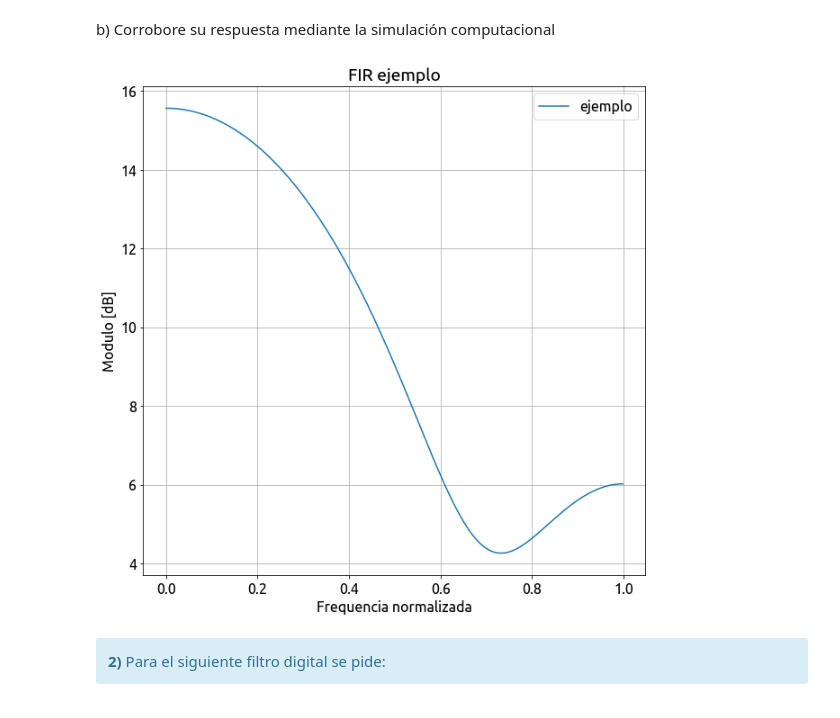
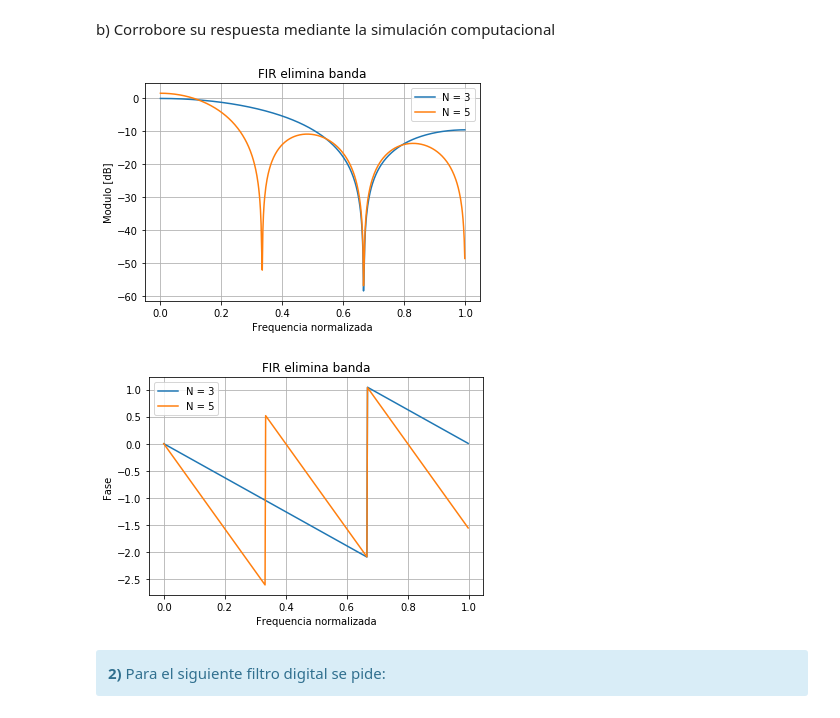
Before and after one commit to valentinPertierra/DSP_UTN, a Jupyter notebook: TP4/Informe/TP4 - Filtrado.ipynb, the cells around one changed output. Cells and saved outputs as stored; diff of their text form; code cells hidden in the pictures.

```diff
--- a/TP4/Informe/TP4 - Filtrado.ipynb
+++ b/TP4/Informe/TP4 - Filtrado.ipynb
@@ -63,28 +63,41 @@ def vertical_flaten(a):
 
     return a.reshape(a.shape[0],1)
 # %%
-##########################################
-# Acá podés generar los gráficos pedidos #
-##########################################
-
-ww, hh = sig.freqz(np.array([1, 2, 3]), 1)
+ww, hh1 = sig.freqz(np.array([ 1, 1, 1]), np.array([ 3, 0, 0]))
+ww, hh2 = sig.freqz(np.array([ 1, 1, 1, 1, 1, 1]), np.array([ 5, 0, 0, 0, 0, 0]))
 ww = ww / np.pi
 
 plt.figure(1)
 
-plt.plot(ww, 20 * np.log10(abs(hh)), label='ejemplo')
+plt.plot(ww, 20 * np.log10(abs(hh1)), label='N = 3')
+plt.plot(ww, 20 * np.log10(abs(hh2)), label='N = 5')
 
-plt.title('FIR ejemplo')
+plt.title('FIR elimina banda')
 plt.xlabel('Frequencia normalizada')
 plt.ylabel('Modulo [dB]')
 plt.grid(which='both', axis='both')
 
 axes_hdl = plt.gca()
 axes_hdl.legend()
 
 plt.show()
+
+plt.figure(2)
+plt.plot(ww, np.angle(hh1), label='N = 3')
+plt.plot(ww, np.angle(hh2), label='N = 5')
+
+plt.title('FIR elimina banda')
+plt.xlabel('Frequencia normalizada')
+plt.ylabel('Fase')
+plt.grid(which='both', axis='both')
+
+axes_hdl = plt.gca()
+axes_hdl.legend()
+
+plt.show()
 # %% [output]
-[figure, old version]
+[figure, new version]
+[figure, added]
 # %% [markdown]
 <div class="alert alert-block alert-info">
 <b>2)</b> Para el siguiente filtro digital se pide:
```
Also changed, not shown: parts of 4 cells of this notebook.
